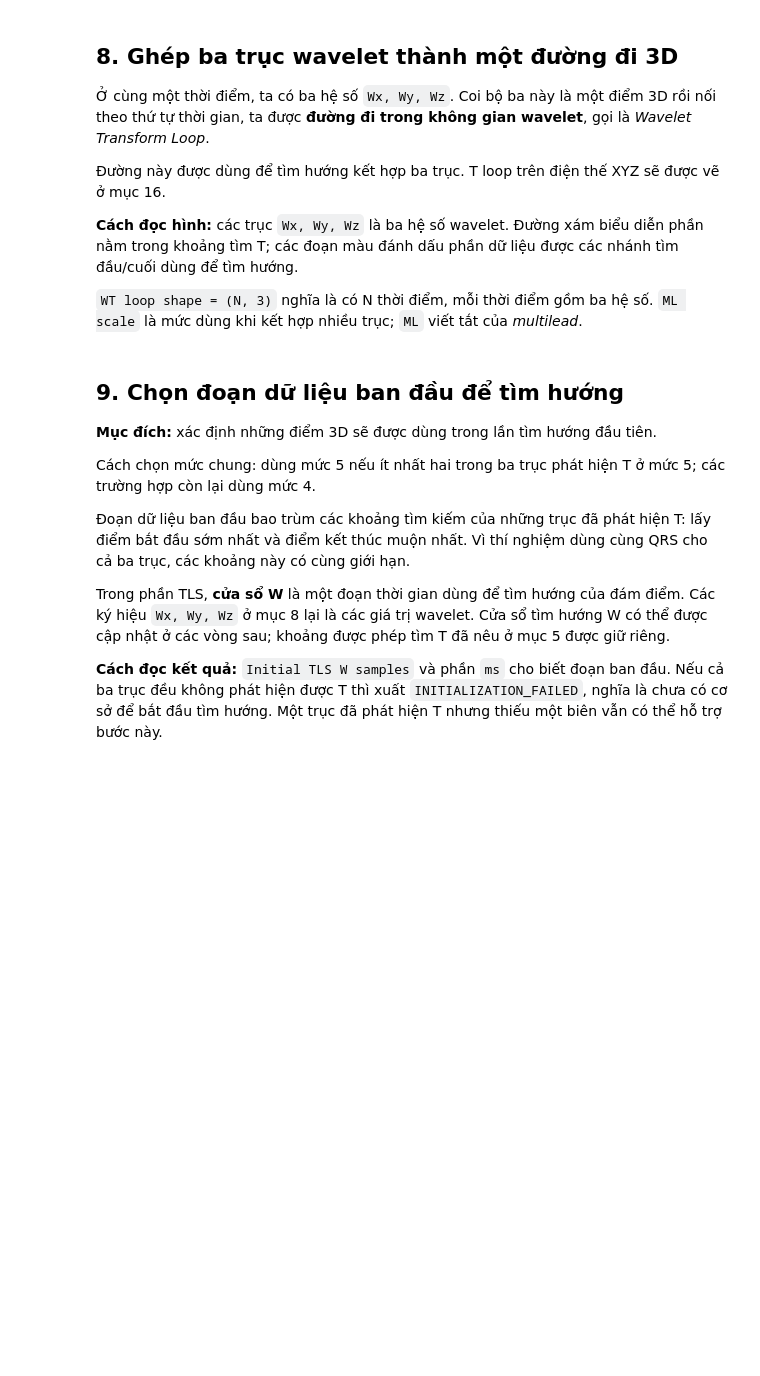
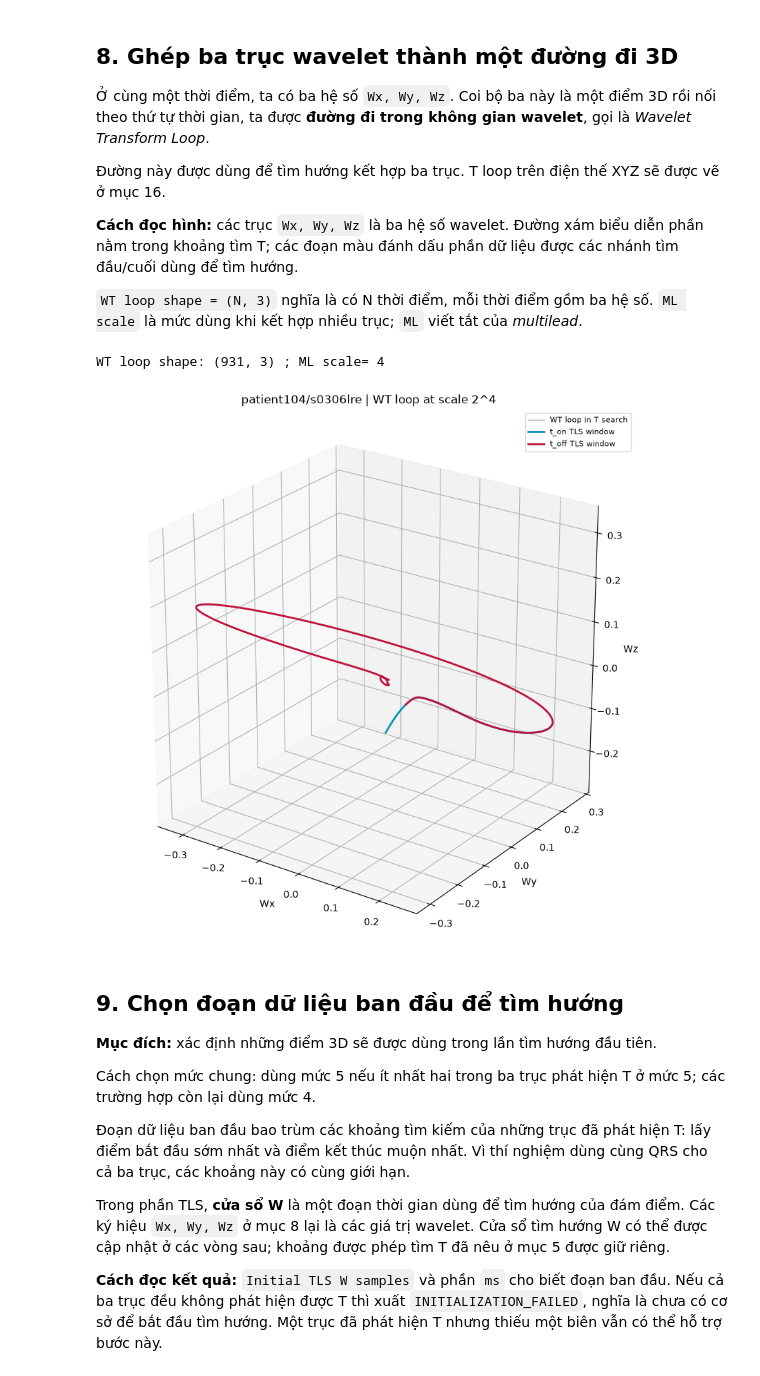
Before and after one commit to NgThach/VCG, a Jupyter notebook: 09_VCG_T_Loop_Almeida_Wavelet_TLS_Experiment.ipynb, the cells around one changed output. Drawn from its saved outputs; the diff is of its cells as text; code cells hidden in the pictures; blank space fills up the shorter version.

```diff
--- a/09_VCG_T_Loop_Almeida_Wavelet_TLS_Experiment.ipynb
+++ b/09_VCG_T_Loop_Almeida_Wavelet_TLS_Experiment.ipynb
@@ -238,11 +338,14 @@ fig=plot_single_leads(case); display(fig); plt.close(fig)
 
 `WT loop shape = (N, 3)` nghĩa là có N thời điểm, mỗi thời điểm gồm ba hệ số. `ML scale` là mức dùng khi kết hợp nhiều trục; `ML` viết tắt của *multilead*.
 # %%
-if available:
+if search_ready:
     ml_scale=select_multilead_scale(single_leads)
     W_xyz=wavelets[ml_scale]
     print('WT loop shape:',W_xyz.shape,'; ML scale=',ml_scale)
 fig=plot_wt_loop(case);display(fig);plt.close(fig)
+# %% [output]
+WT loop shape: (931, 3) ; ML scale= 4
+[figure, added]
 # %% [markdown]
 ## 9. Chọn đoạn dữ liệu ban đầu để tìm hướng
 
```
Also changed, not shown: parts of 43 cells of this notebook, 16 other files.
